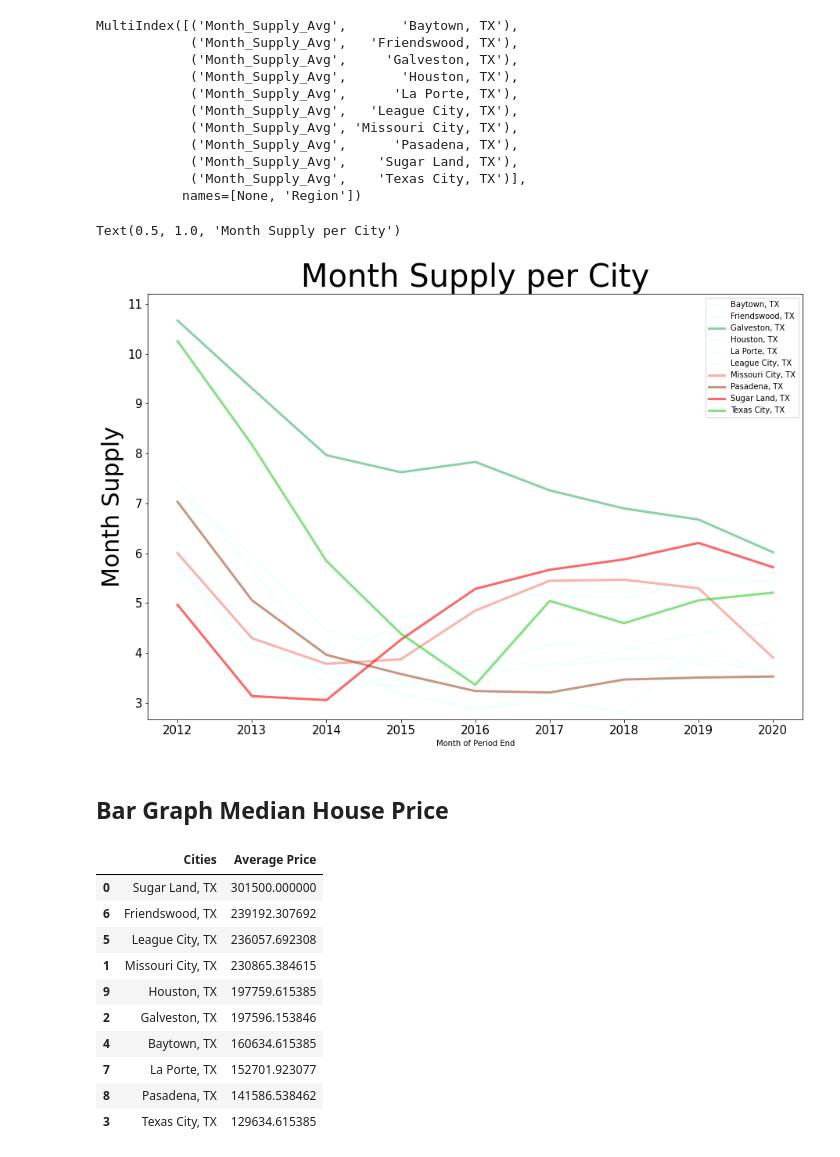
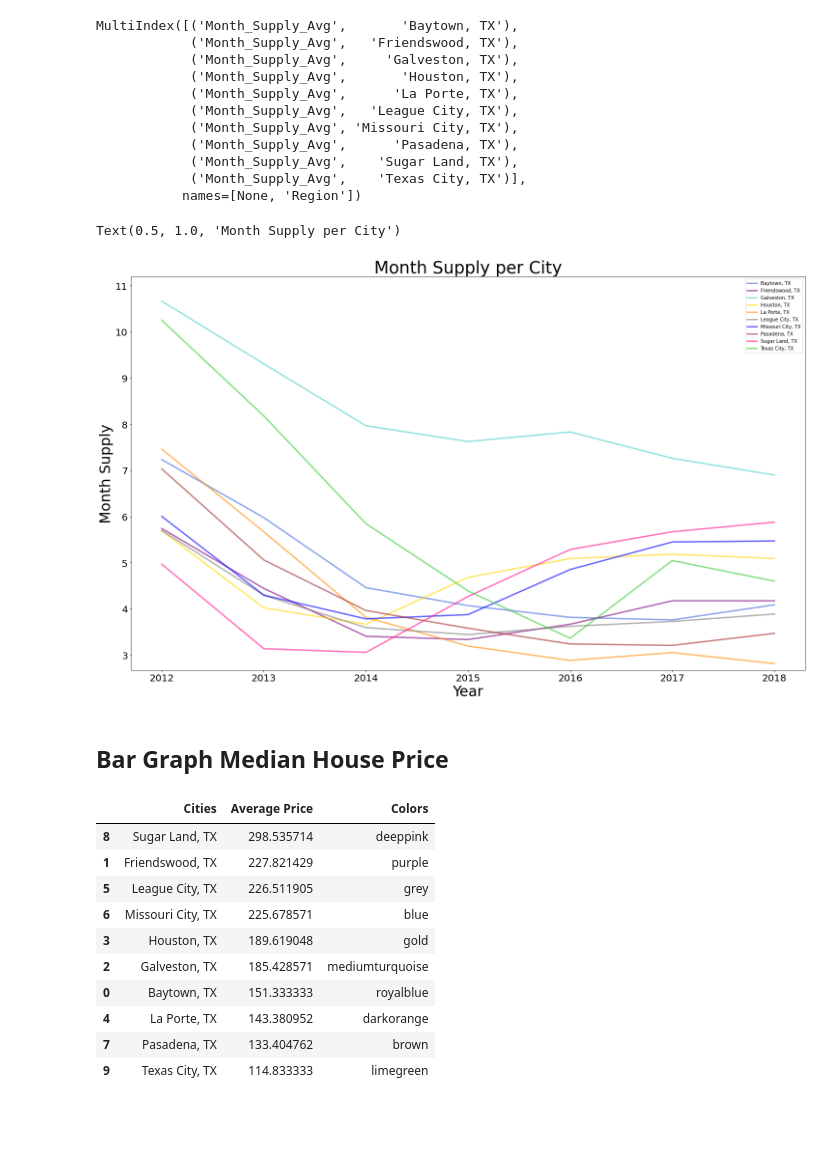
Before and after one commit to andresocorro/project_1, a Jupyter notebook: src_files/HousintMarket.ipynb, the cells around one changed output. Cells and saved outputs as stored; diff of their text form; code cells hidden in the pictures; blank space fills up the shorter version.

```diff
--- a/src_files/HousintMarket.ipynb
+++ b/src_files/HousintMarket.ipynb
@@ -24,3 +24,7 @@ housing_df.head()
 | 3 | Texas City, TX | May 2012 | All Residential | Place/City | False | TX | ... |
 | 4 | Baytown, TX | July 2012 | All Residential | Place/City | False | TX | ... |
 5 rows × 24 columns
+# %%
+#Removing 2019 & 2020 Data
+housing_df = housing_df[(housing_df["Month of Period End"].str.contains("2012|2013|2014|2015|2016|2017|2018"))]
+housing_df
@@ -32,7 +50,7 @@ housing_df.head()
 housing_df["Median Sale Price"] = housing_df["Median Sale Price"].str.lower().replace('k','',regex=True)
 housing_df["Median Sale Price"] = housing_df["Median Sale Price"].str.replace('$','',regex=True)
 housing_df["Median Sale Price"] = housing_df["Median Sale Price"].astype(float)
-housing_df["Median Sale Price"] = housing_df["Median Sale Price"] * 1000
+housing_df["Median Sale Price"] = housing_df["Median Sale Price"]
 
 
 # ADDING MONTH SUPPLY
@@ -117,0 +155,26 @@ y_axis = grouped_housing_df["MedianSalePrice"].unique()
+# %%
+unstacked_housing = grouped_housing_df.unstack(level=0)
+fmt = [str(x) + "K" for x in grouped_housing_df["MedianSalePrice"]]
+# thousands = ["100K","150K","200K","250K","300K"]
+
+# colors = ["royalblue", "purple", "mediumturquoise", "gold", "darkorange", "grey", "blue", "brown", "deeppink", "limegreen"]
+# alphas = [1, .4, 1, 1, .4, .4, .4, 1, 1, .4]
+# unstacked_housing.plot.line(legend=False, figsize = (25,15), alpha = .7, linewidth = 6, marker="X", color=colors_df["Colors"])
+# plt.legend(labels = [x[1] for x in unstacked_housing.columns.tolist()], loc="best")
+# plt.xlabel("Year", fontsize=30)
+# plt.ylabel("Median Prices (thousands of $)", fontsize = 27)
+# plt.ylim(y_axis.min()*.95,y_axis.max()*1.05)
+# plt.xticks(fontsize =20)
+# plt.yticks(fontsize =20)
+# plt.title("Median Sale Price per City", fontsize = 35)
+
+fig, ax = plt.subplots(figsize=(25,15))
+g = unstacked_housing.plot.line(ax=ax, legend=False, alpha = .7, linewidth = 6, marker="o", color=colors_df["Colors"])
+g.legend(labels = [x[1] for x in unstacked_housing.columns.tolist()], loc="best")
+ylabels = ['${:,.0f}'.format(x) + 'K' for x in g.get_yticks()]
+g.set_yticklabels(ylabels, fontsize=20)
+plt.xticks(fontsize=20)
+g.set_xlabel("Year", fontsize=30)
+g.set_ylabel("Median Prices", fontsize = 30)
+g.set_ylim(y_axis.min()*.95,y_axis.max()*1.05)
+g.set_title("Median Sale Price per City", fontsize = 35)
@@ -226,42 +277,43 @@ MultiIndex([('Month_Supply_Avg',       'Baytown, TX'),
 # %%
 y_axis = grouped_supply_df["Month_Supply_Avg"].unique()
 unstacked_supply = grouped_supply_df.unstack(level=0)
 
 # colors = ["royalblue", "darkorange", "mediumseagreen", "gold", "mediumorchid", "grey", "salmon", "sienna", "red", "limegreen"]
-colors = ["azure", "azure", "mediumseagreen", "azure", "azure", "azure", "salmon", "sienna", "red", "limegreen"]
+# colors = ["azure", "azure", "mediumseagreen", "azure", "azure", "azure", "salmon", "sienna", "red", "limegreen"]
 # alphas = [1, .4, 1, 1, .4, .4, .4, 1, 1, .4]
-unstacked_supply.plot.line(legend=False, figsize = (15,10), alpha = .6, linewidth = 3, marker="", color=colors )
+unstacked_supply.plot.line(legend=False, figsize = (25,15), alpha = .6, linewidth = 3, marker="", color=colors_df["Colors"] )
 plt.legend(labels = [x[1] for x in unstacked_housing.columns.tolist()], loc="best")
+plt.xlabel("Year",fontsize=30)
 plt.ylabel("Month Supply", fontsize = 30)
 plt.ylim(y_axis.min()*.95,y_axis.max()*1.05)
-plt.xticks(fontsize =15)
-plt.yticks(fontsize =15)
-plt.title("Month Supply per City", fontsize = 40)
+plt.xticks(fontsize =20)
+plt.yticks(fontsize =20)
+plt.title("Month Supply per City", fontsize = 35)
 # %% [output]
 Text(0.5, 1.0, 'Month Supply per City')
-[figure, old version]
+[figure, new version]
 # %% [markdown]
 ## Bar Graph Median House Price
 # %%
 # Create list for axis in line graph
-city_list = housing_df["Region"].unique()
+
 avg_price = []
 for city in city_list:
     cities_median = housing_df.loc[housing_df['Region'] == city]
     avg_price.append(cities_median["Median Sale Price"].mean())
 
-price_df = pd.DataFrame({"Cities": city_list, "Average Price": avg_price })
+price_df = pd.DataFrame({"Cities": city_list, "Average Price": avg_price, "Colors": colors })
 price_df = price_df.sort_values(by=["Average Price"], ascending=False)
 price_df
 # %% [output]
-|  | Cities | Average Price |
-| 0 | Sugar Land, TX | 301500.000000 |
-| 6 | Friendswood, TX | 239192.307692 |
-| 5 | League City, TX | 236057.692308 |
-| 1 | Missouri City, TX | 230865.384615 |
-| 9 | Houston, TX | 197759.615385 |
-| 2 | Galveston, TX | 197596.153846 |
-| 4 | Baytown, TX | 160634.615385 |
-| 7 | La Porte, TX | 152701.923077 |
-| 8 | Pasadena, TX | 141586.538462 |
-| 3 | Texas City, TX | 129634.615385 |
+|  | Cities | Average Price | Colors |
+| 8 | Sugar Land, TX | 298.535714 | deeppink |
+| 1 | Friendswood, TX | 227.821429 | purple |
+| 5 | League City, TX | 226.511905 | grey |
+| 6 | Missouri City, TX | 225.678571 | blue |
+| 3 | Houston, TX | 189.619048 | gold |
+| 2 | Galveston, TX | 185.428571 | mediumturquoise |
+| 0 | Baytown, TX | 151.333333 | royalblue |
+| 4 | La Porte, TX | 143.380952 | darkorange |
+| 7 | Pasadena, TX | 133.404762 | brown |
+| 9 | Texas City, TX | 114.833333 | limegreen |
```
Also changed, not shown: parts of 16 cells of this notebook.
